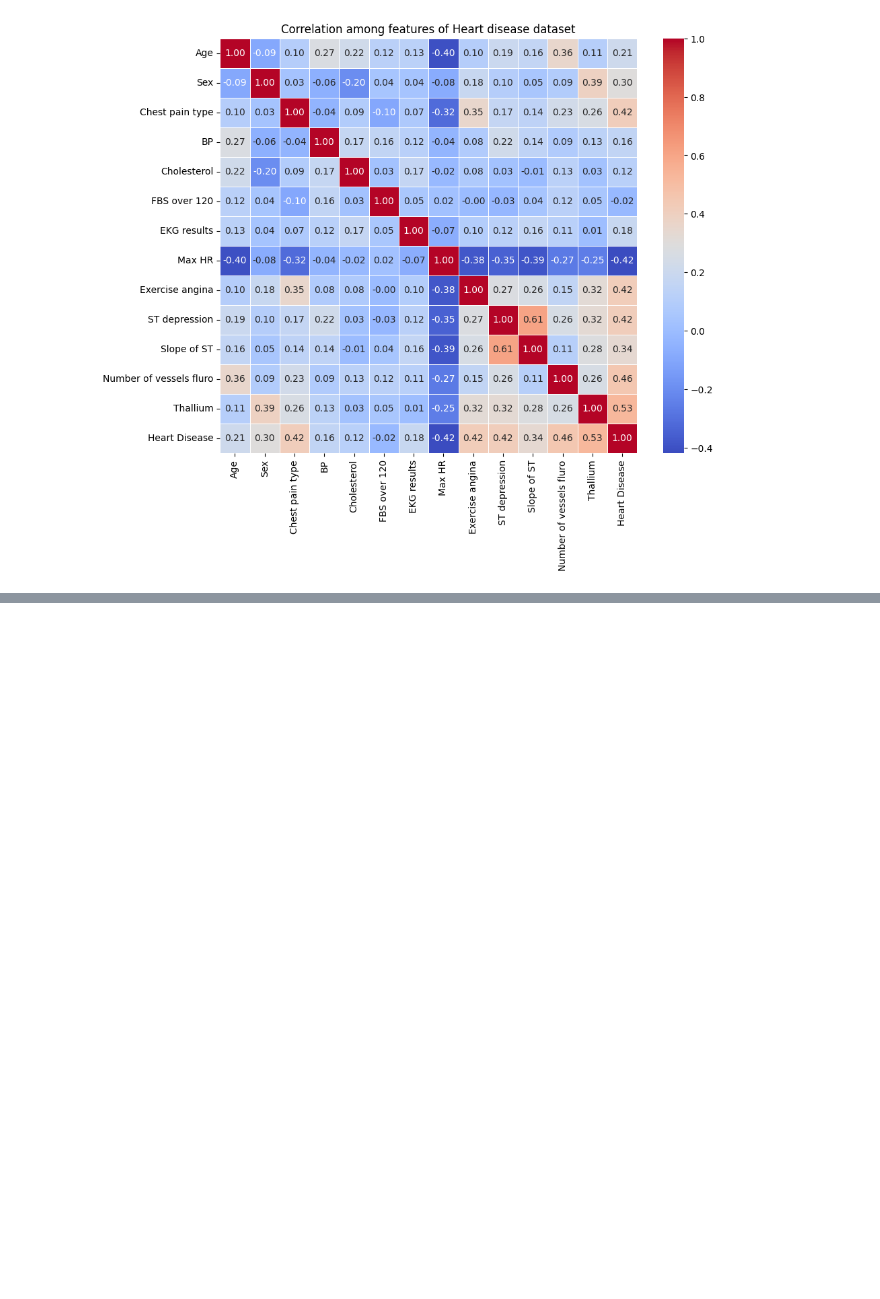
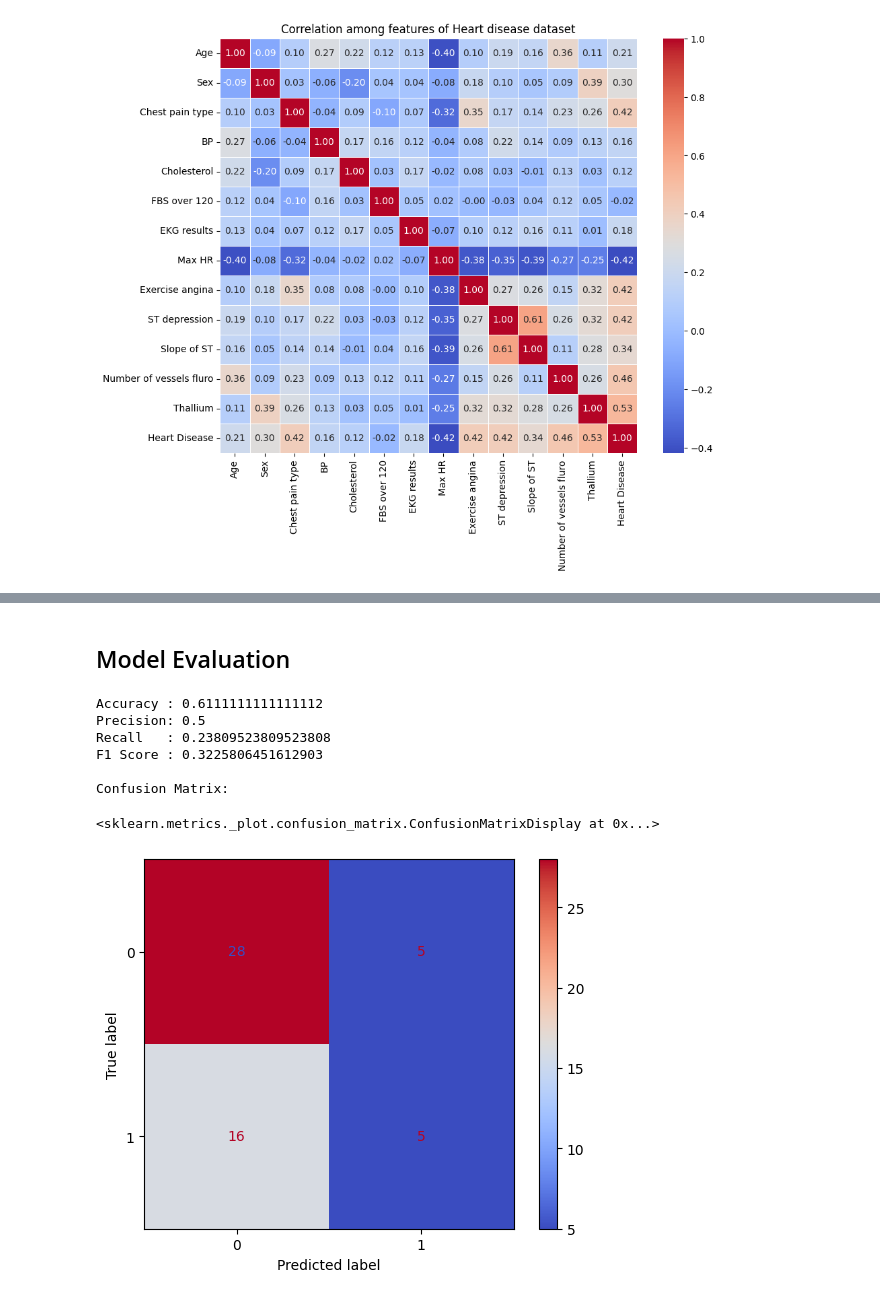
Before and after one commit to bishal-777/Sem-6, a Jupyter notebook: AI/lab_01-Logistic-Regression/single-feature.ipynb, the cells around one changed output, grey strips where cells are left out. Cells and saved outputs as stored; diff of their text form; code cells hidden in the pictures; blank space fills up the shorter version.

Commit message:
completed logistic regression with single feature

```diff
--- a/AI/lab_01-Logistic-Regression/single-feature.ipynb
+++ b/AI/lab_01-Logistic-Regression/single-feature.ipynb
@@ -149,0 +154,8 @@ plt.show()
+# %%
+from sklearn.model_selection import train_test_split
+X_train, X_test, y_train, y_test = train_test_split(X,y, test_size=0.2, random_state=42)
+# %%
+from sklearn.linear_model import LogisticRegression
+
+model = LogisticRegression()
+model.fit(X_train, y_train)
@@ -149,0 +176,31 @@ plt.show()
+# %% [markdown]
+## Model Evaluation
+# %%
+from sklearn.metrics import accuracy_score, precision_score, recall_score, f1_score, confusion_matrix, ConfusionMatrixDisplay
+
+y_pred = model.predict(X_test)
+
+accuracy = accuracy_score(y_test, y_pred)
+precision = precision_score(y_test, y_pred, pos_label=1)
+recall = recall_score(y_test, y_pred, pos_label=1)
+f1 = f1_score(y_test, y_pred, pos_label=1)
+
+cm = confusion_matrix(y_test, y_pred)
+
+print("Accuracy :", accuracy)
+print("Precision:", precision)
+print("Recall   :", recall)
+print("F1 Score :", f1)
+
+print("\nConfusion Matrix:")
+# print(cm)
+ConfusionMatrixDisplay(confusion_matrix=cm).plot(cmap="coolwarm")
+# %% [output]
+Accuracy : 0.6111111111111112
+Precision: 0.5
+Recall   : 0.23809523809523808
+F1 Score : 0.3225806451612903
+
+Confusion Matrix:
+<sklearn.metrics._plot.confusion_matrix.ConfusionMatrixDisplay at 0x...>
+[figure, added]
```
Also changed, not shown: parts of 7 cells of this notebook.
